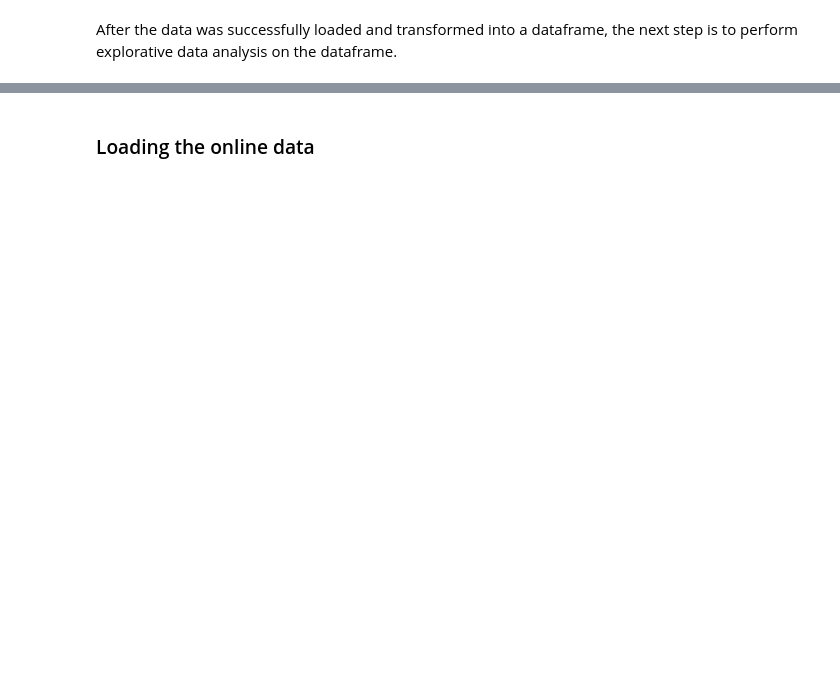
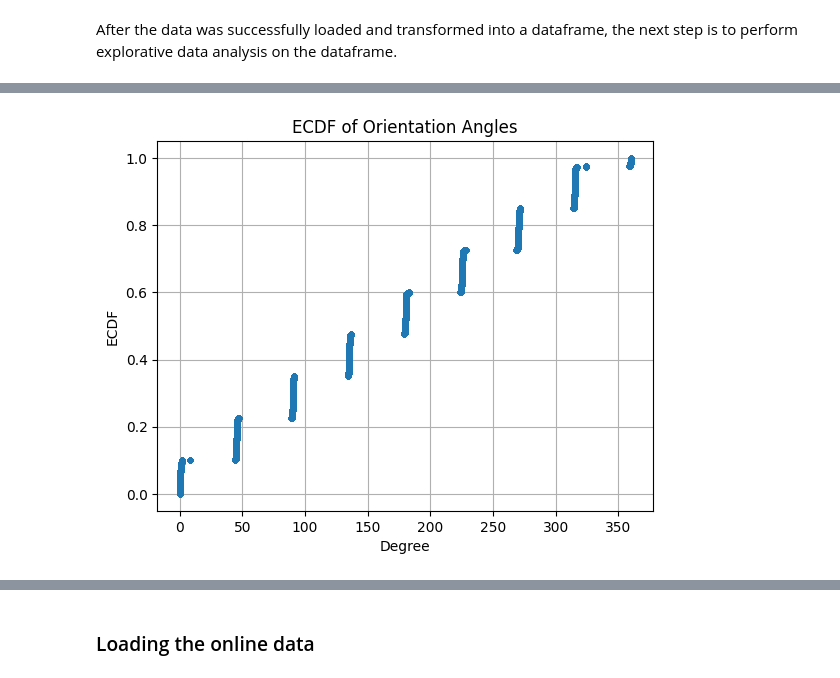
Before and after one commit to NiklasKiefer/indoor_localization, a Jupyter notebook: data_gathering.ipynb, the cells around one changed output, grey strips where cells are left out. Saved outputs shown, nothing was run; the diff lists cells and outputs as text; code cells hidden in the pictures; blank space fills up the shorter version.

```diff
--- a/data_gathering.ipynb
+++ b/data_gathering.ipynb
@@ -302,0 +497,14 @@ After the data was successfully loaded and transformed into a dataframe, the nex
+# %%
+# Plot ECDF
+degrees = df_offline["degree"].to_numpy()
+x = np.sort(degrees)
+y = np.arange(1, len(degrees) + 1) / len(degrees)
+
+plt.plot(x, y, marker='.', linestyle='none')
+plt.xlabel('Degree')
+plt.ylabel('ECDF')
+plt.title("ECDF of Orientation Angles")
+plt.grid(True)
+plt.show()
+# %% [output]
+[figure, added]
```
Also changed, not shown: parts of 22 cells of this notebook.
